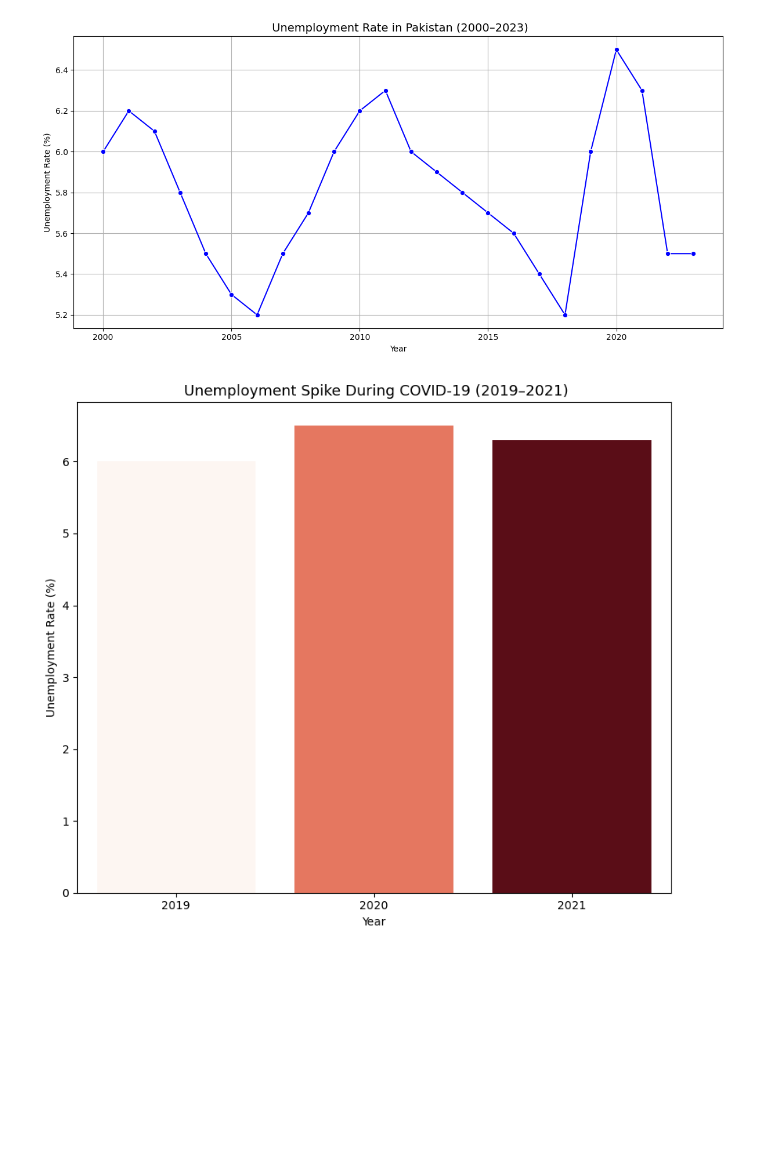
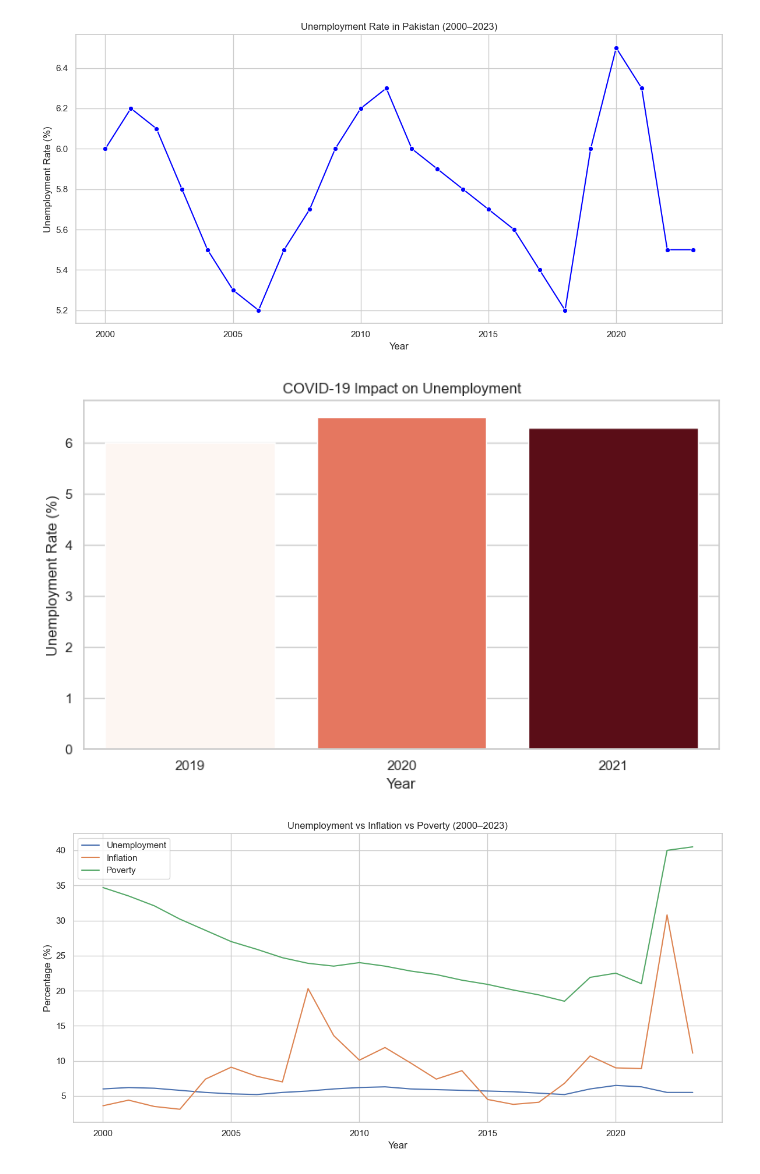
Before and after one commit to meesam331/-unemployment-in-_Pakistan-from-2000-2023, a Jupyter notebook: Unemployment Rate Analysis (2000–2023.ipynb, the cells around one changed output. Drawn from its saved outputs; the diff is of its cells as text; code cells hidden in the pictures; blank space fills up the shorter version.

```diff
--- a/Unemployment Rate Analysis (2000–2023.ipynb
+++ b/Unemployment Rate Analysis (2000–2023.ipynb
@@ -2,41 +2,59 @@
 import pandas as pd
 import matplotlib.pyplot as plt
 import seaborn as sns
+# %%
+# Set Seaborn style
+sns.set(style="whitegrid")
 # %%
-#  Load the CSV file
+# Load dataset
 df = pd.read_csv("Pakistan_Poverty_Dataset_2000_2023 (1).csv")
+df.dropna(inplace=True)
+df.rename(columns={'Unemployment Rate (%)': 'Unemployment'}, inplace=True)
 # %%
 # Clean the data
 df.dropna(inplace=True)
 # %%
-# Rename columns for easier access
-df.rename(columns={
-    'Unemployment Rate (%)': 'Unemployment',
-    'Year': 'Year'
-}, inplace=True)
+# --- 1. Line Plot: Unemployment Over Time ---
+plt.figure(figsize=(12, 6))
+sns.lineplot(x='Year', y='Unemployment', data=df, marker='o', color='blue')
+plt.title('Unemployment Rate in Pakistan (2000–2023)')
+plt.xlabel('Year')
+plt.ylabel('Unemployment Rate (%)')
+plt.grid(True)
+plt.tight_layout()
+plt.savefig("unemployment_trend.png")  # Save plot as PNG
+plt.show()
+# %% [output]
+[figure, added]
-# %%
-# Plot: Unemployment Rate Over Time
-plt.figure(figsize=(12, 6))
-sns.lineplot(data=df, x='Year', y='Unemployment', marker='o', color='blue')
-plt.title(' Unemployment Rate in Pakistan (2000–2023)', fontsize=14)
-plt.xlabel('Year')
-plt.ylabel('Unemployment Rate (%)')
-plt.grid(True)
-plt.tight_layout()
-plt.show()
-# %% [output]
-[figure, removed]
 # %%
-# COVID-19 Period: 2019–2021
+
+# --- 2. Bar Chart: COVID Impact ---
 covid_years = df[df['Year'].between(2019, 2021)]
+plt.figure(figsize=(8, 5))
+sns.barplot(data=covid_years, x='Year', y='Unemployment', hue='Year', palette='Reds', legend=False)
+plt.title('COVID-19 Impact on Unemployment')
+plt.xlabel('Year')
+plt.ylabel('Unemployment Rate (%)')
+plt.tight_layout()
+plt.savefig("covid_unemployment.png")
+plt.show()
+# %% [output]
+[figure, added]
 # %%
-plt.figure(figsize=(8, 7))
-sns.barplot(data=covid_years, x='Year', y='Unemployment', hue='Year', palette='Reds', legend=False)
-plt.title(' Unemployment Spike During COVID-19 (2019–2021)', fontsize=13)
+
+# --- 3. Multi-Line Plot: Unemployment vs Inflation vs Poverty ---
+plt.figure(figsize=(12, 6))
+sns.lineplot(x='Year', y='Unemployment', data=df, label='Unemployment')
+sns.lineplot(x='Year', y='Inflation Rate (%)', data=df, label='Inflation')
+sns.lineplot(x='Year', y='Poverty Headcount Ratio (%)', data=df, label='Poverty')
+plt.title('Unemployment vs Inflation vs Poverty (2000–2023)')
 plt.xlabel('Year')
-plt.ylabel('Unemployment Rate (%)')
+plt.ylabel('Percentage (%)')
+plt.legend()
+plt.grid(True)
 plt.tight_layout()
+plt.savefig("multi_indicator_comparison.png")
 plt.show()
 # %% [output]
-[figure, old version]
+[figure, new version]
 # %%
```
Also changed, not shown: parts of 1 cell of this notebook.
